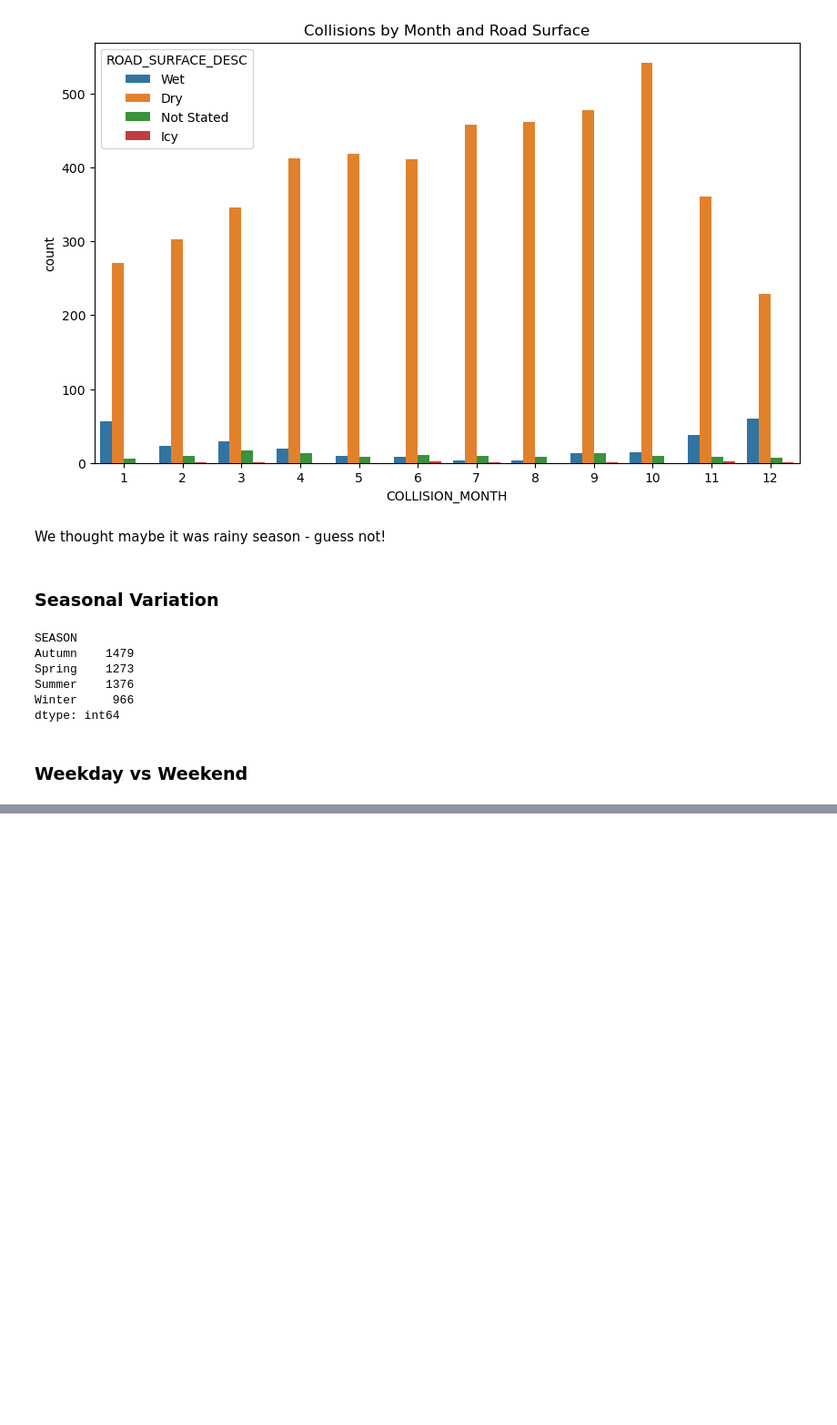
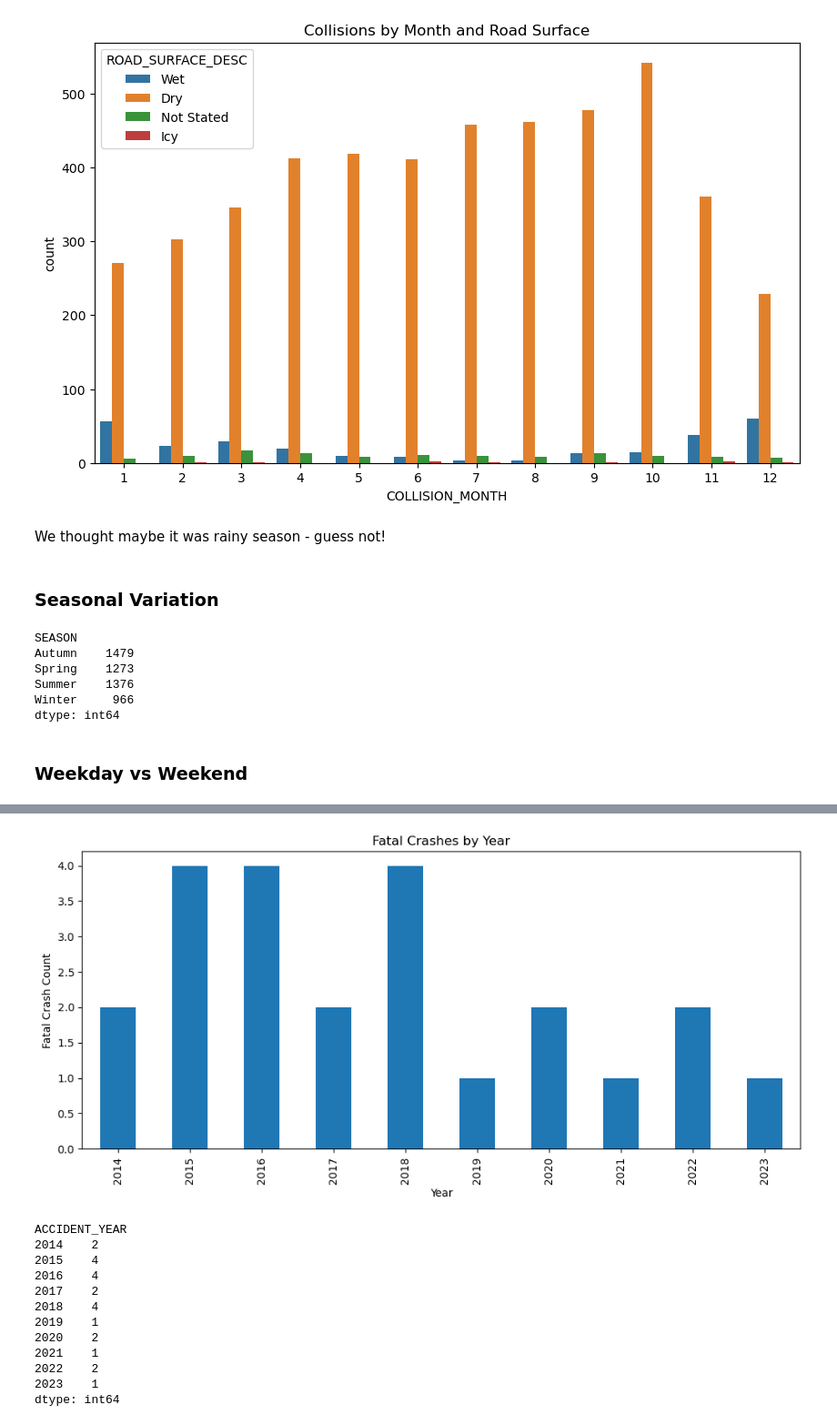
Before and after one commit to UCB-stat-159-f25/final-group07, a Jupyter notebook: data_exploration.ipynb, the cells around one changed output, grey strips where cells are left out. Shown: that part at 91% size. Drawn from its saved outputs; the diff is of its cells as text; code cells hidden in the pictures; blank space fills up the shorter version.

```diff
--- a/data_exploration.ipynb
+++ b/data_exploration.ipynb
@@ -156,0 +179,25 @@ crashes.head()
+# %%
+fatal_by_year = fatal_crashes.groupby('ACCIDENT_YEAR').size()
+
+plt.figure(figsize=(12, 5))
+fatal_by_year.plot(kind='bar')
+plt.title("Fatal Crashes by Year")
+plt.xlabel("Year")
+plt.ylabel("Fatal Crash Count")
+plt.show()
+
+print(fatal_by_year)
+# %% [output]
+[figure, added]
+ACCIDENT_YEAR
+2014    2
+2015    4
+2016    4
+2017    2
+2018    4
+2019    1
+2020    2
+2021    1
+2022    2
+2023    1
+dtype: int64
```
Also changed, not shown: parts of 13 cells of this notebook, 2 other files.
